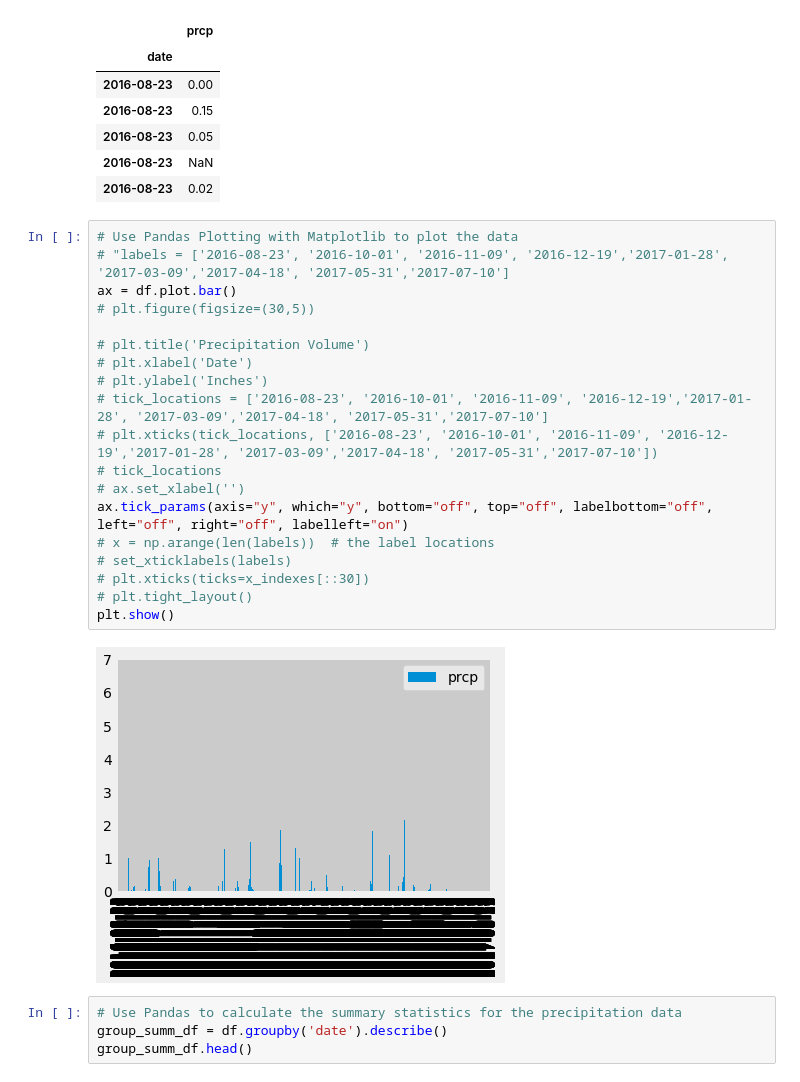
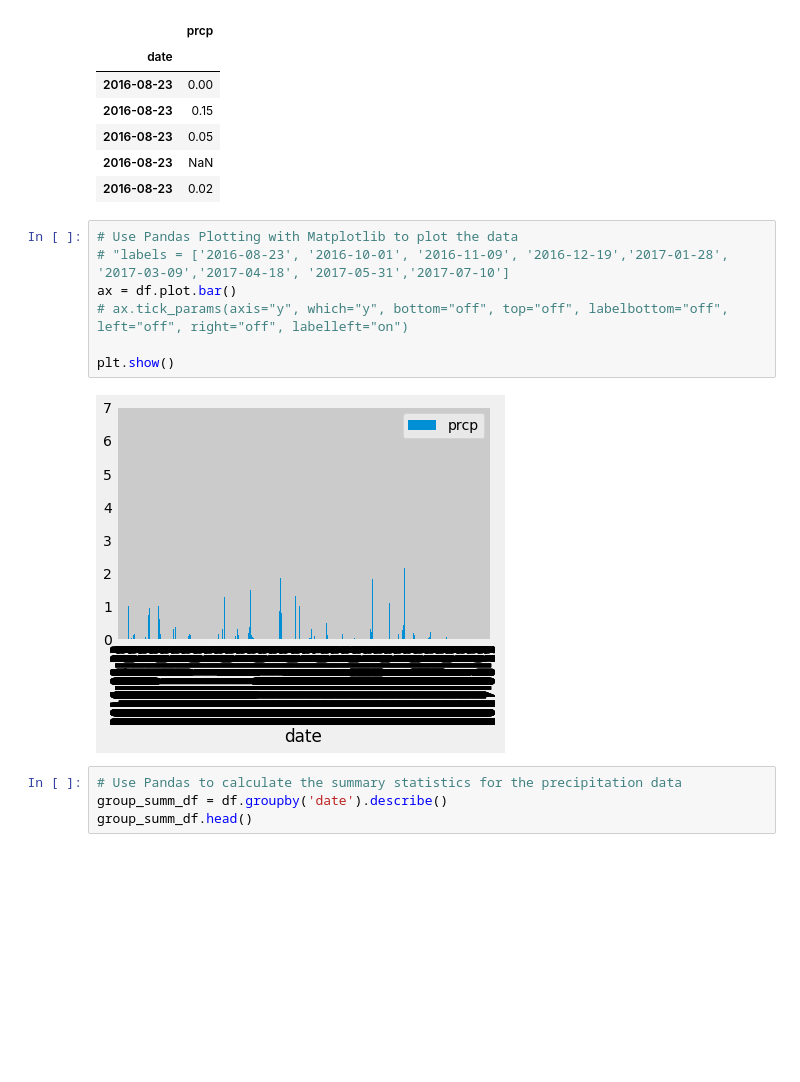
Before and after one commit to darenhamilton/sqlalchemy-challenge, a Jupyter notebook: climate.ipynb, the cells around one changed output. Cells and saved outputs as stored; diff of their text form; blank space fills up the shorter version.

```diff
--- a/climate_starter.ipynb
+++ b/climate.ipynb
@@ -156,24 +156,12 @@ df.head(5)
 # %%
 # Use Pandas Plotting with Matplotlib to plot the data
 # "labels = ['2016-08-23', '2016-10-01', '2016-11-09', '2016-12-19','2017-01-28', '2017-03-09','2017-04-18', '2017-05-31','2017-07-10']
 ax = df.plot.bar()
-# plt.figure(figsize=(30,5))
+# ax.tick_params(axis="y", which="y", bottom="off", top="off", labelbottom="off", left="off", right="off", labelleft="on")
 
-# plt.title('Precipitation Volume')
-# plt.xlabel('Date')
-# plt.ylabel('Inches')
-# tick_locations = ['2016-08-23', '2016-10-01', '2016-11-09', '2016-12-19','2017-01-28', '2017-03-09','2017-04-18', '2017-05-31','2017-07-10']
-# plt.xticks(tick_locations, ['2016-08-23', '2016-10-01', '2016-11-09', '2016-12-19','2017-01-28', '2017-03-09','2017-04-18', '2017-05-31','2017-07-10'])
-# tick_locations
-# ax.set_xlabel('')
-ax.tick_params(axis="y", which="y", bottom="off", top="off", labelbottom="off", left="off", right="off", labelleft="on")
-# x = np.arange(len(labels))  # the label locations
-# set_xticklabels(labels)
-# plt.xticks(ticks=x_indexes[::30])
-# plt.tight_layout()
 plt.show()
 # %% [output]
-[figure, old version]
+[figure, new version]
 # %%
 # Use Pandas to calculate the summary statistics for the precipitation data
 group_summ_df = df.groupby('date').describe()
```
Also changed, not shown: parts of 7 cells of this notebook, 1 other file.
